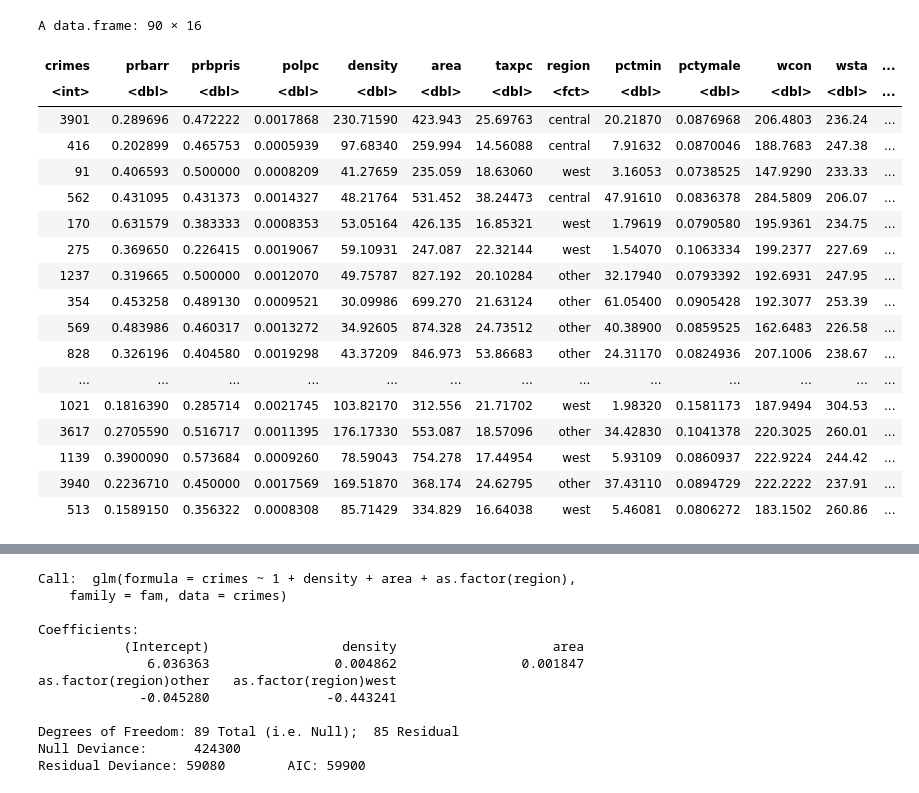
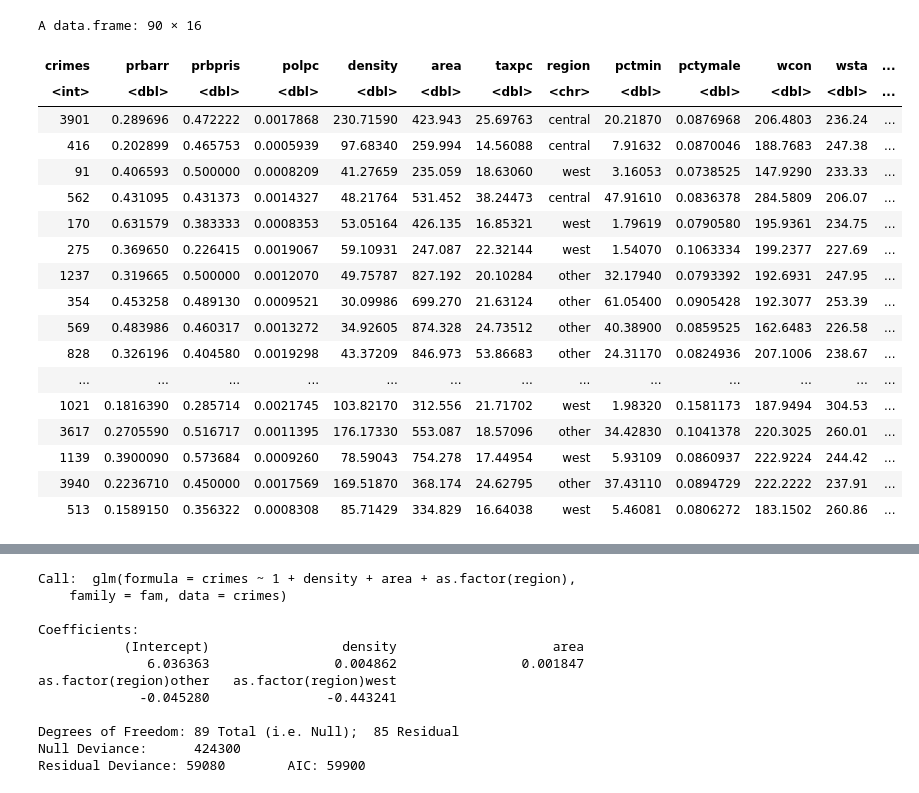
Before and after one commit to HenningAthor/SV_Crimes, a Jupyter notebook: Henning/Sim2.ipynb, the cells around one changed output, grey strips where cells are left out. Cells and saved outputs as stored; diff of their text form; code cells hidden in the pictures.

```diff
--- a/Henning/Sim2.ipynb
+++ b/Henning/Sim2.ipynb
@@ -1,10 +1,10 @@
 # %%
-crimes <- read.csv("data/crimes.csv")
+crimes <- read.csv("../data/crimes.csv")
 crimes
 # %% [output]
 A data.frame: 90 × 16
 | crimes | prbarr | prbpris | polpc | density | area | taxpc | region | pctmin | pctymale | wcon | wsta | ... |
-| <int> | <dbl> | <dbl> | <dbl> | <dbl> | <dbl> | <dbl> | <fct> | <dbl> | <dbl> | <dbl> | <dbl> | ... |
+| <int> | <dbl> | <dbl> | <dbl> | <dbl> | <dbl> | <dbl> | <chr> | <dbl> | <dbl> | <dbl> | <dbl> | ... |
 | 3901 | 0.289696 | 0.472222 | 0.0017868 | 230.71590 | 423.943 | 25.69763 | central | 20.21870 | 0.0876968 | 206.4803 | 236.24 | ... |
 | 416 | 0.202899 | 0.465753 | 0.0005939 | 97.68340 | 259.994 | 14.56088 | central | 7.91632 | 0.0870046 | 188.7683 | 247.38 | ... |
 | 91 | 0.406593 | 0.500000 | 0.0008209 | 41.27659 | 235.059 | 18.63060 | west | 3.16053 | 0.0738525 | 147.9290 | 233.33 | ... |
```
Also changed, not shown: parts of 1 cell of this notebook, 1 other file.
